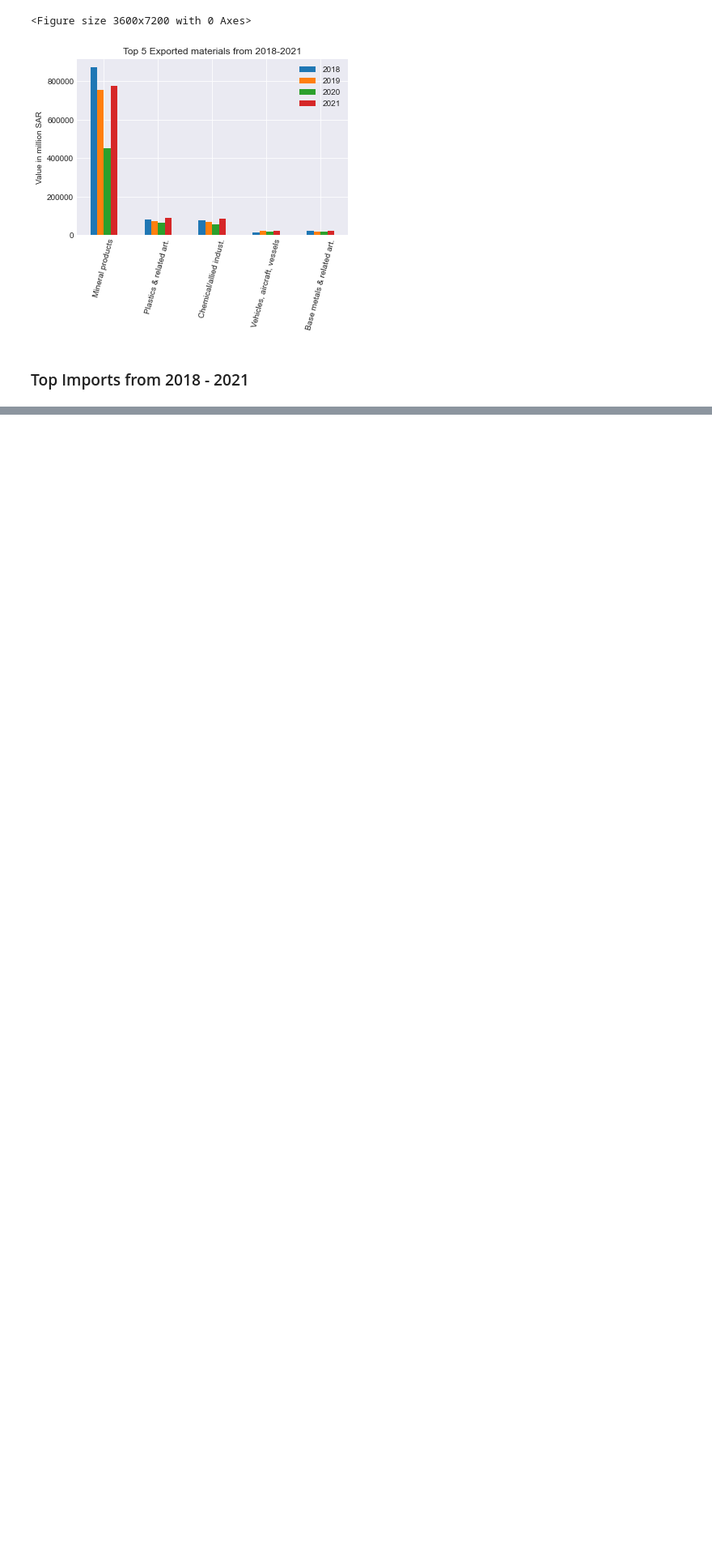
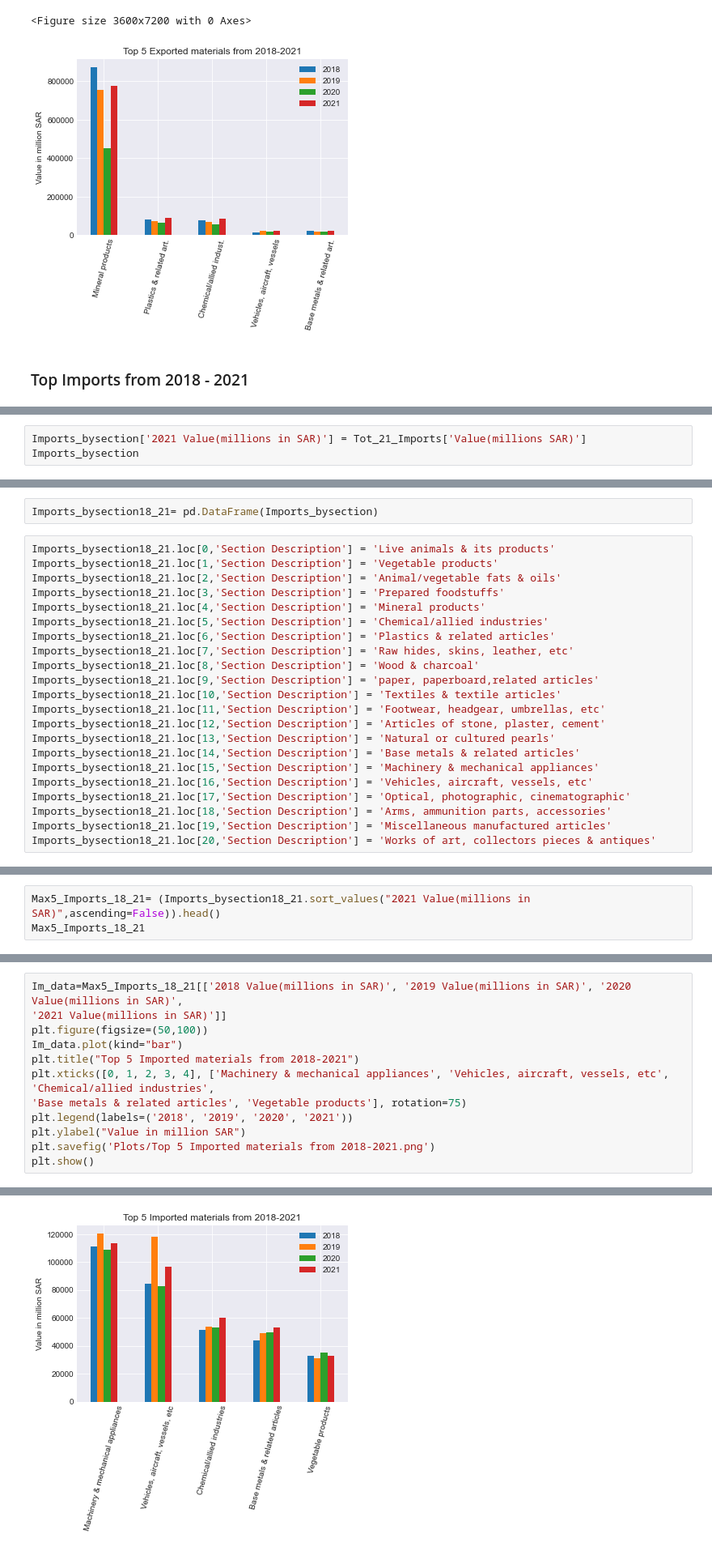
Before and after one commit to Aabusabaeen/Capstone-Project, a Jupyter notebook: Questions.ipynb, the cells around one changed output, grey strips where cells are left out. Shown at 81% size. Drawn from its saved outputs; the diff is of its cells as text; blank space fills up the shorter version.

```diff
--- a/Questions.ipynb
+++ b/Questions.ipynb
@@ -355,0 +374,3 @@ Imports_commodityCountry
+# %%
+Imports_bysection['2021 Value(millions in SAR)'] = Tot_21_Imports['Value(millions SAR)']
+Imports_bysection
@@ -355,0 +395,24 @@ Imports_commodityCountry
+# %%
+Imports_bysection18_21= pd.DataFrame(Imports_bysection)
+# %%
+Imports_bysection18_21.loc[0,'Section Description'] = 'Live animals & its products'
+Imports_bysection18_21.loc[1,'Section Description'] = 'Vegetable products'
+Imports_bysection18_21.loc[2,'Section Description'] = 'Animal/vegetable fats & oils'
+Imports_bysection18_21.loc[3,'Section Description'] = 'Prepared foodstuffs'
+Imports_bysection18_21.loc[4,'Section Description'] = 'Mineral products'
+Imports_bysection18_21.loc[5,'Section Description'] = 'Chemical/allied industries'
+Imports_bysection18_21.loc[6,'Section Description'] = 'Plastics & related articles'
+Imports_bysection18_21.loc[7,'Section Description'] = 'Raw hides, skins, leather, etc'
+Imports_bysection18_21.loc[8,'Section Description'] = 'Wood & charcoal'
+Imports_bysection18_21.loc[9,'Section Description'] = 'paper, paperboard,related articles'
+Imports_bysection18_21.loc[10,'Section Description'] = 'Textiles & textile articles'
+Imports_bysection18_21.loc[11,'Section Description'] = 'Footwear, headgear, umbrellas, etc'
+Imports_bysection18_21.loc[12,'Section Description'] = 'Articles of stone, plaster, cement'
+Imports_bysection18_21.loc[13,'Section Description'] = 'Natural or cultured pearls'
+Imports_bysection18_21.loc[14,'Section Description'] = 'Base metals & related articles'
+Imports_bysection18_21.loc[15,'Section Description'] = 'Machinery & mechanical appliances'
+Imports_bysection18_21.loc[16,'Section Description'] = 'Vehicles, aircraft, vessels, etc'
+Imports_bysection18_21.loc[17,'Section Description'] = 'Optical, photographic, cinematographic'
+Imports_bysection18_21.loc[18,'Section Description'] = 'Arms, ammunition parts, accessories'
+Imports_bysection18_21.loc[19,'Section Description'] = 'Miscellaneous manufactured articles'
+Imports_bysection18_21.loc[20,'Section Description'] = 'Works of art, collectors pieces & antiques'
@@ -355,0 +457,3 @@ Imports_commodityCountry
+# %%
+Max5_Imports_18_21= (Imports_bysection18_21.sort_values("2021 Value(millions in SAR)",ascending=False)).head()
+Max5_Imports_18_21
@@ -355,0 +481,13 @@ Imports_commodityCountry
+# %%
+Im_data=Max5_Imports_18_21[['2018 Value(millions in SAR)', '2019 Value(millions in SAR)', '2020 Value(millions in SAR)',
+'2021 Value(millions in SAR)']]
+plt.figure(figsize=(50,100))
+Im_data.plot(kind="bar")
+plt.title("Top 5 Imported materials from 2018-2021")
+plt.xticks([0, 1, 2, 3, 4], ['Machinery & mechanical appliances', 'Vehicles, aircraft, vessels, etc', 'Chemical/allied industries',
+'Base metals & related articles', 'Vegetable products'], rotation=75)
+plt.legend(labels=('2018', '2019', '2020', '2021'))
+plt.ylabel("Value in million SAR")
+plt.savefig('Plots/Top 5 Imported materials from 2018-2021.png')
+plt.show()
+# %% [output]
@@ -355,0 +495 @@ Imports_commodityCountry
+[figure, added]
```
Also changed, not shown: parts of 14 cells of this notebook, 4 other files.
